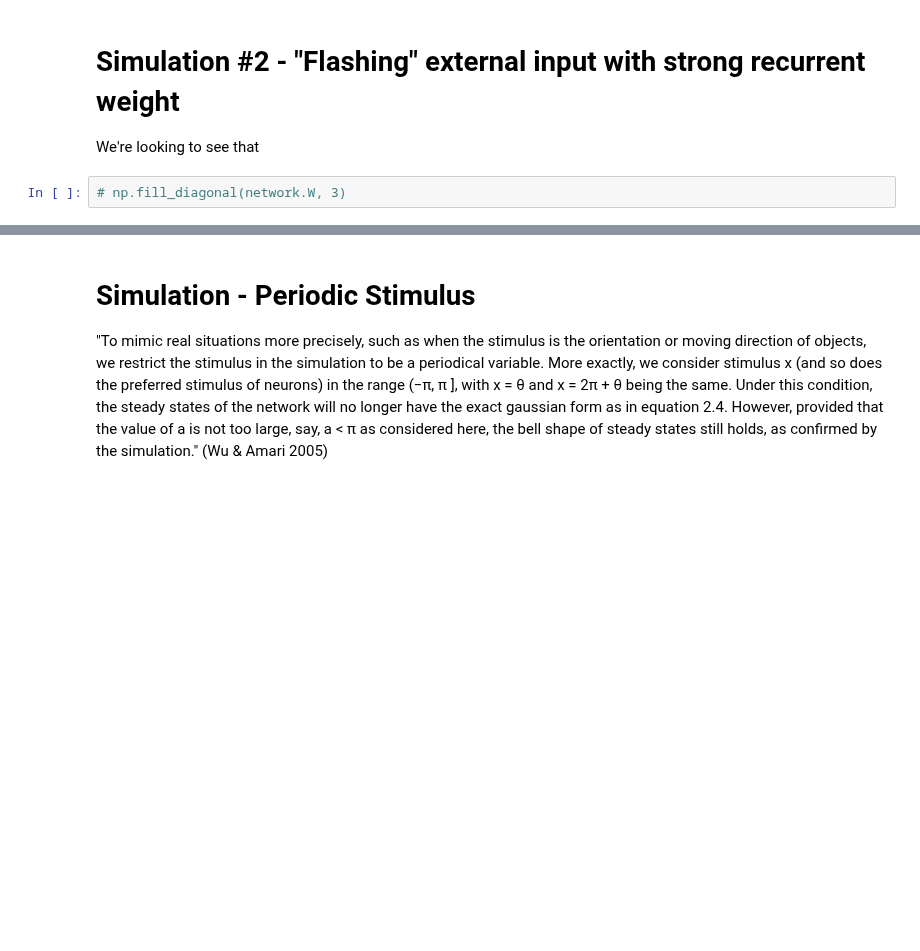
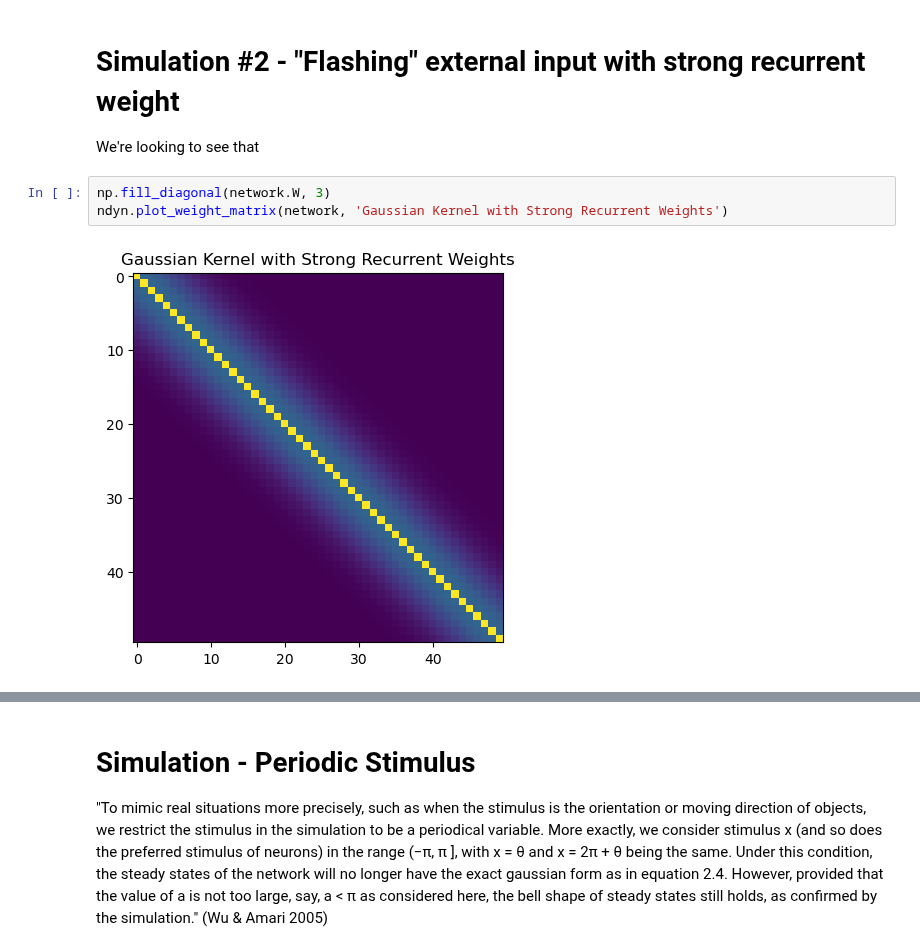
Before and after one commit to michealrm/Trappenberg_CAAN, a Jupyter notebook: caan_simulation.ipynb, the cells around one changed output, grey strips where cells are left out. Cells and saved outputs as stored; diff of their text form; blank space fills up the shorter version.

```diff
--- a/caan_simulation.ipynb
+++ b/caan_simulation.ipynb
@@ -53,5 +53,8 @@ ndyn.plot_firing_rate(network, "Firing rate over time")
 # Simulation #2 - "Flashing" external input with strong recurrent weight
 
 We're looking to see that
-# %%
-# np.fill_diagonal(network.W, 3)
+# %%
+np.fill_diagonal(network.W, 3)
+ndyn.plot_weight_matrix(network, 'Gaussian Kernel with Strong Recurrent Weights')
+# %% [output]
+[figure, added]
```
Also changed, not shown: parts of 4 cells of this notebook, 1 other file.
